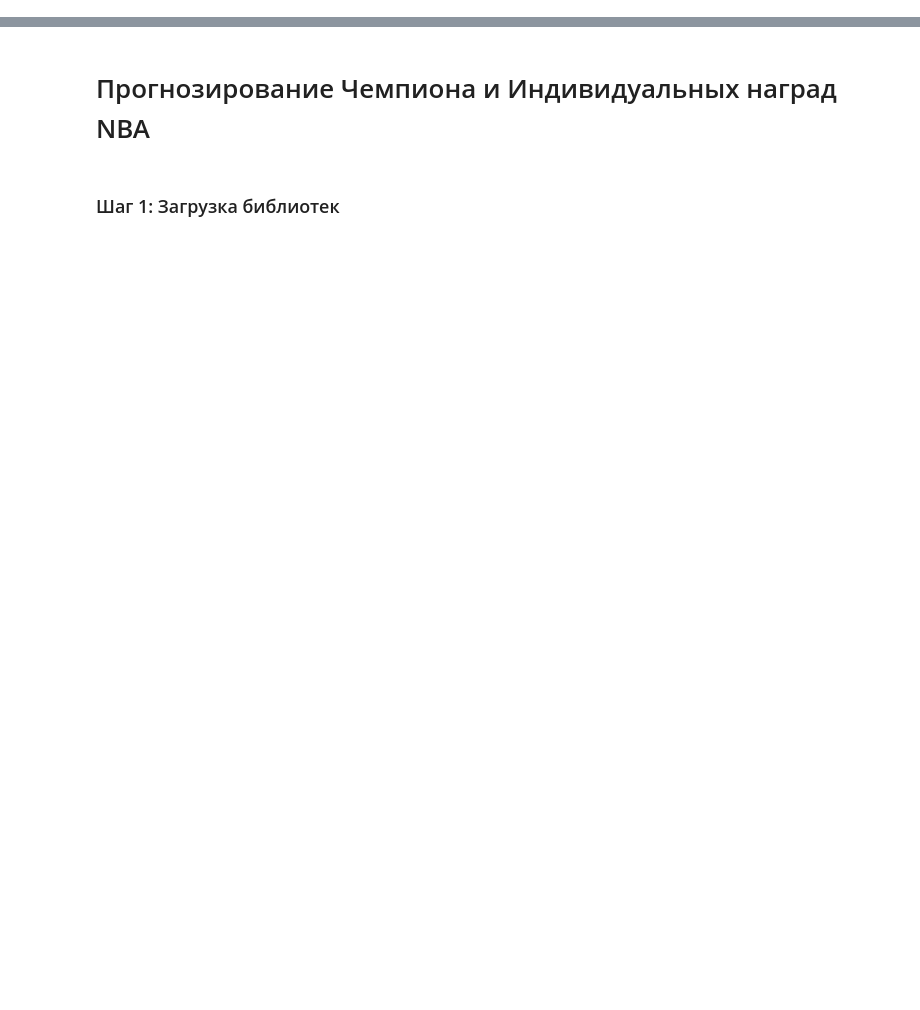
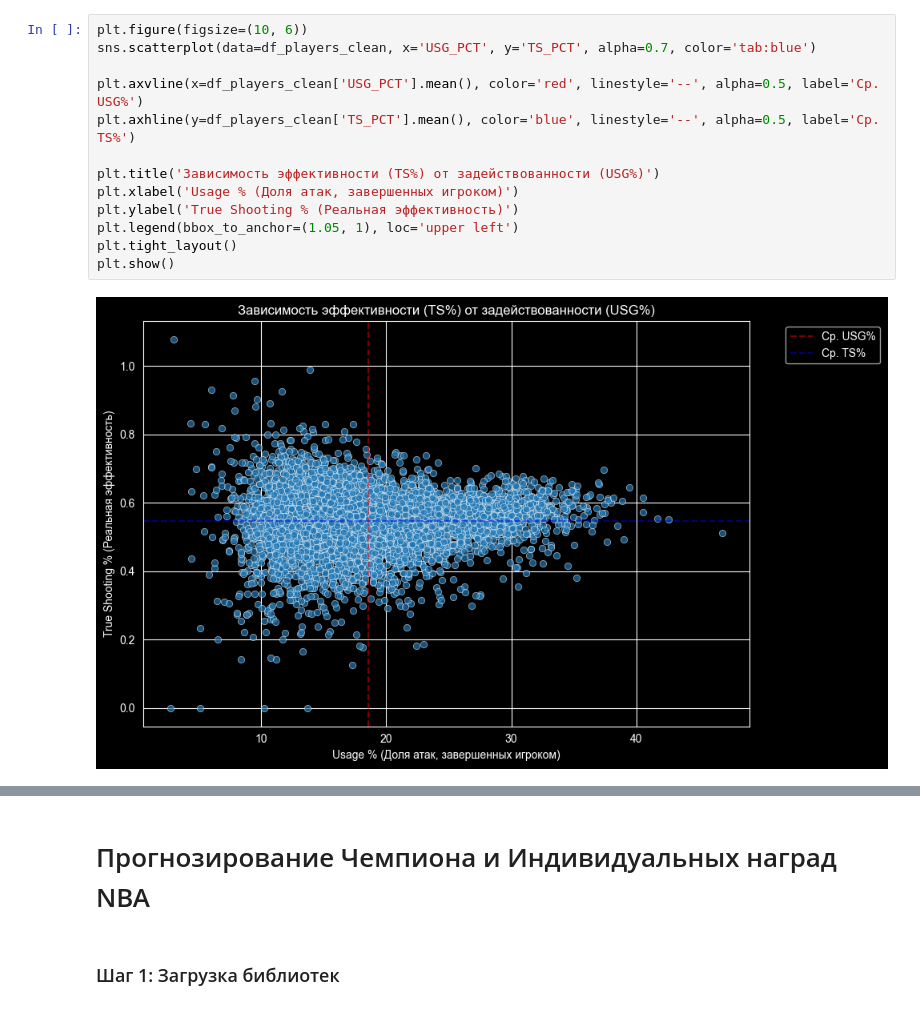
Before and after one commit to ok-Ivan/dz_matprak, a Jupyter notebook: Project_NBA.ipynb, the cells around one changed output, grey strips where cells are left out. Cells and saved outputs as stored; diff of their text form; blank space fills up the shorter version.

```diff
--- a/Project_NBA.ipynb
+++ b/Project_NBA.ipynb
@@ -0,0 +380,15 @@
+# %%
+plt.figure(figsize=(10, 6))
+sns.scatterplot(data=df_players_clean, x='USG_PCT', y='TS_PCT', alpha=0.7, color='tab:blue')
+
+plt.axvline(x=df_players_clean['USG_PCT'].mean(), color='red', linestyle='--', alpha=0.5, label='Ср. USG%')
+plt.axhline(y=df_players_clean['TS_PCT'].mean(), color='blue', linestyle='--', alpha=0.5, label='Ср. TS%')
+
+plt.title('Зависимость эффективности (TS%) от задействованности (USG%)')
+plt.xlabel('Usage % (Доля атак, завершенных игроком)')
+plt.ylabel('True Shooting % (Реальная эффективность)')
+plt.legend(bbox_to_anchor=(1.05, 1), loc='upper left')
+plt.tight_layout()
+plt.show()
+# %% [output]
+[figure, added]
```
Also changed, not shown: parts of 53 cells of this notebook.
